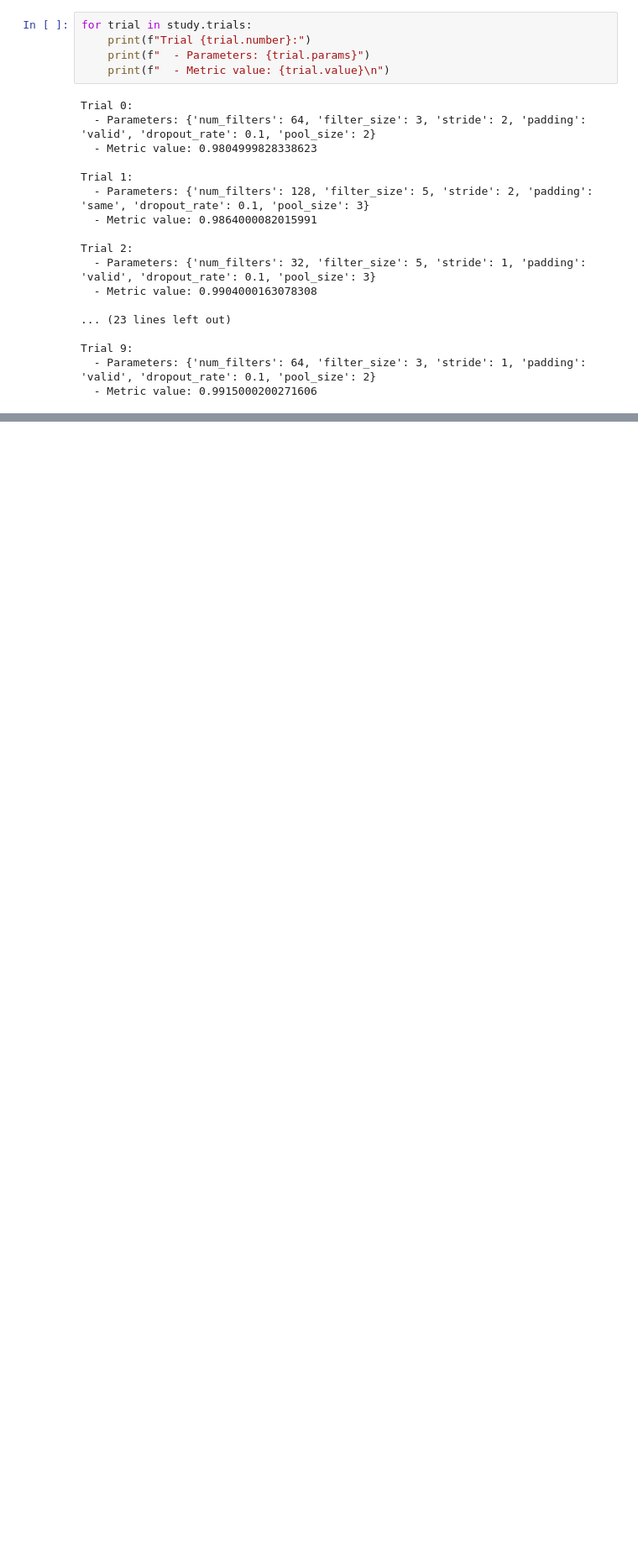
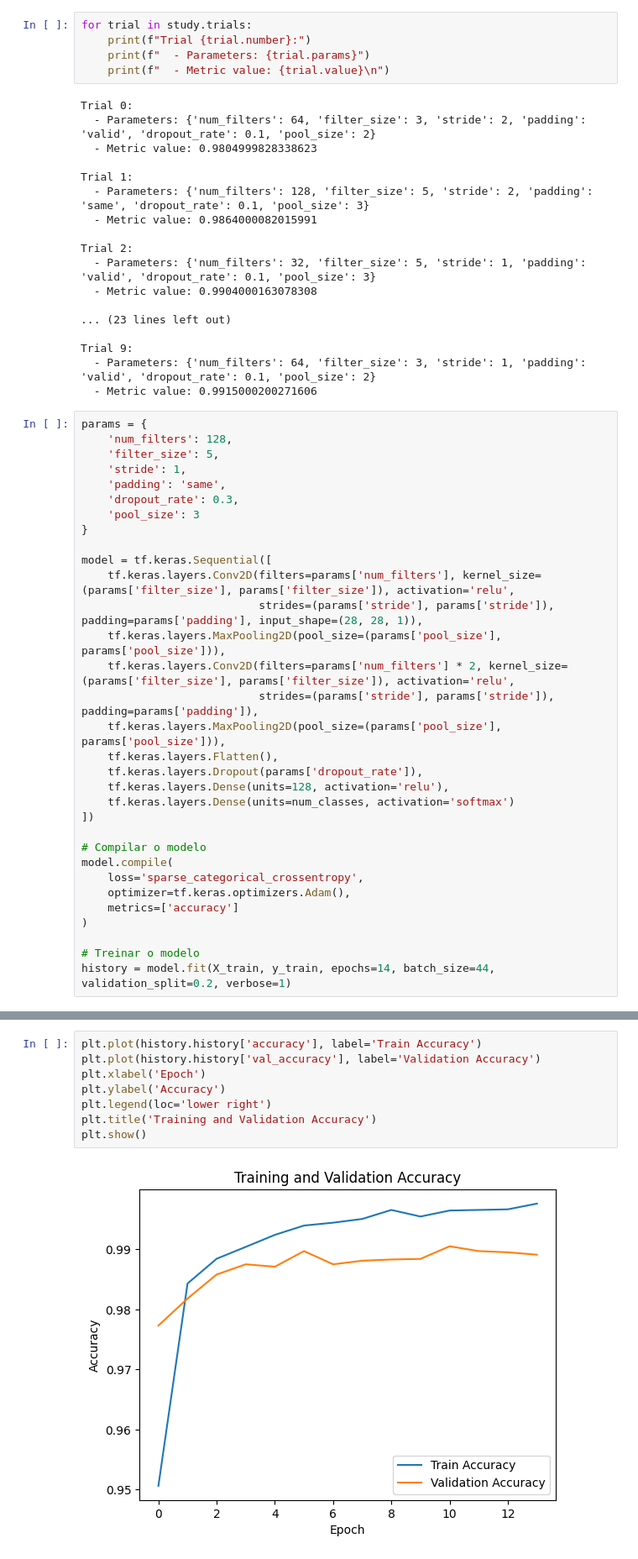
Before and after one commit to caiolbarreto/mlp, a Jupyter notebook: cnn.ipynb, the cells around one changed output, grey strips where cells are left out. Shown at 84% size. Drawn from its saved outputs; the diff is of its cells as text; blank space fills up the shorter version.

Commit message:
second study model

```diff
--- a/cnn.ipynb
+++ b/cnn.ipynb
@@ -280,3 +297,35 @@ Trial 2:
 Trial 9:
   - Parameters: {'num_filters': 64, 'filter_size': 3, 'stride': 1, 'padding': 'valid', 'dropout_rate': 0.1, 'pool_size': 2}
   - Metric value: 0.9915000200271606
+# %%
+params = {
+    'num_filters': 128,
+    'filter_size': 5,
+    'stride': 1,
+    'padding': 'same',
+    'dropout_rate': 0.3,
+    'pool_size': 3
+}
+
+model = tf.keras.Sequential([
+    tf.keras.layers.Conv2D(filters=params['num_filters'], kernel_size=(params['filter_size'], params['filter_size']), activation='relu',
+                           strides=(params['stride'], params['stride']), padding=params['padding'], input_shape=(28, 28, 1)),
+    tf.keras.layers.MaxPooling2D(pool_size=(params['pool_size'], params['pool_size'])),
+    tf.keras.layers.Conv2D(filters=params['num_filters'] * 2, kernel_size=(params['filter_size'], params['filter_size']), activation='relu',
+                           strides=(params['stride'], params['stride']), padding=params['padding']),
+    tf.keras.layers.MaxPooling2D(pool_size=(params['pool_size'], params['pool_size'])),
+    tf.keras.layers.Flatten(),
+    tf.keras.layers.Dropout(params['dropout_rate']),
+    tf.keras.layers.Dense(units=128, activation='relu'),
+    tf.keras.layers.Dense(units=num_classes, activation='softmax')
+])
+
+# Compilar o modelo
+model.compile(
+    loss='sparse_categorical_crossentropy',
+    optimizer=tf.keras.optimizers.Adam(),
+    metrics=['accuracy']
+)
+
+# Treinar o modelo
+history = model.fit(X_train, y_train, epochs=14, batch_size=44, validation_split=0.2, verbose=1)
@@ -282,0 +350,10 @@ Trial 9:
+# %%
+plt.plot(history.history['accuracy'], label='Train Accuracy')
+plt.plot(history.history['val_accuracy'], label='Validation Accuracy')
+plt.xlabel('Epoch')
+plt.ylabel('Accuracy')
+plt.legend(loc='lower right')
+plt.title('Training and Validation Accuracy')
+plt.show()
+# %% [output]
+[figure, added]
```
Also changed, not shown: parts of 4 cells of this notebook.
